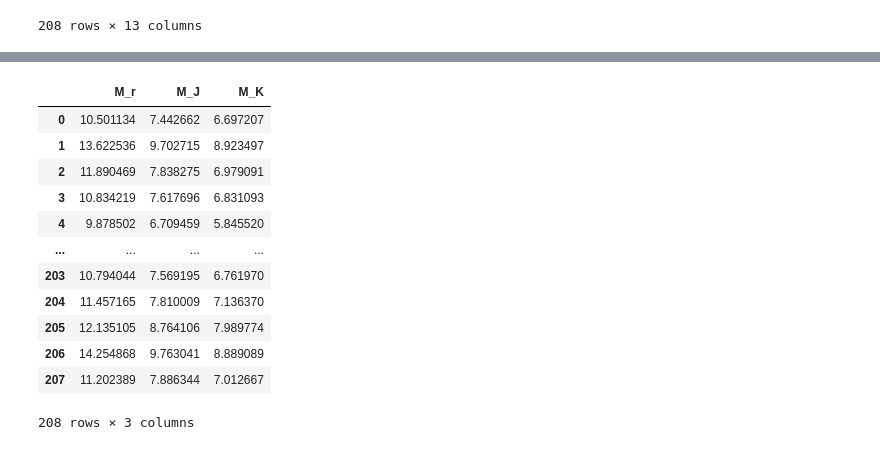
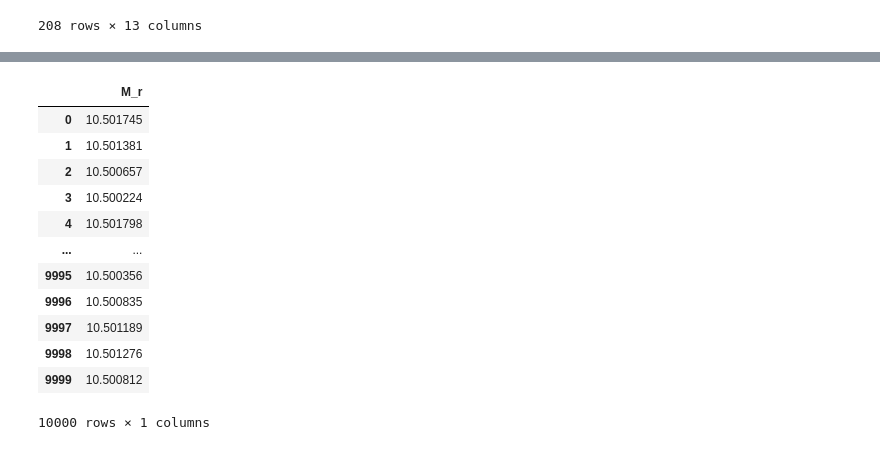
Before and after one commit to Nongbon/INTERNSHIP_NARIT, a Jupyter notebook: M_phot.ipynb, the cells around one changed output, grey strips where cells are left out. Drawn from its saved outputs; the diff is of its cells as text; code cells hidden in the pictures.

```diff
--- a/M_phot.ipynb
+++ b/M_phot.ipynb
@@ -106,17 +81,0 @@ data_phot.corr()
-# %%
-M = data_phot.iloc[:,10:13]
-M
-# %% [output]
-|  | M_r | M_J | M_K |
-| 0 | 10.501134 | 7.442662 | 6.697207 |
-| 1 | 13.622536 | 9.702715 | 8.923497 |
-| 2 | 11.890469 | 7.838275 | 6.979091 |
-| 3 | 10.834219 | 7.617696 | 6.831093 |
-| 4 | 9.878502 | 6.709459 | 5.845520 |
-| ... | ... | ... | ... |
-| 203 | 10.794044 | 7.569195 | 6.761970 |
-| 204 | 11.457165 | 7.810009 | 7.136370 |
-| 205 | 12.135105 | 8.764106 | 7.989774 |
-| 206 | 14.254868 | 9.763041 | 8.889089 |
-| 207 | 11.202389 | 7.886344 | 7.012667 |
-208 rows × 3 columns
@@ -124,0 +82,18 @@ M.to_csv("M_phot.csv")
+# %%
+# M = m - 5[log(d)-1] - A
+M_r = data_phot.r[0] - 5 * (np.log10(sample)-1) - data_phot.A_r[0]
+M_r
+# %% [output]
+|  | M_r |
+| 0 | 10.501745 |
+| 1 | 10.501381 |
+| 2 | 10.500657 |
+| 3 | 10.500224 |
+| 4 | 10.501798 |
+| ... | ... |
+| 9995 | 10.500356 |
+| 9996 | 10.500835 |
+| 9997 | 10.501189 |
+| 9998 | 10.501276 |
+| 9999 | 10.500812 |
+10000 rows × 1 columns
```
Also changed, not shown: parts of 8 cells of this notebook.
